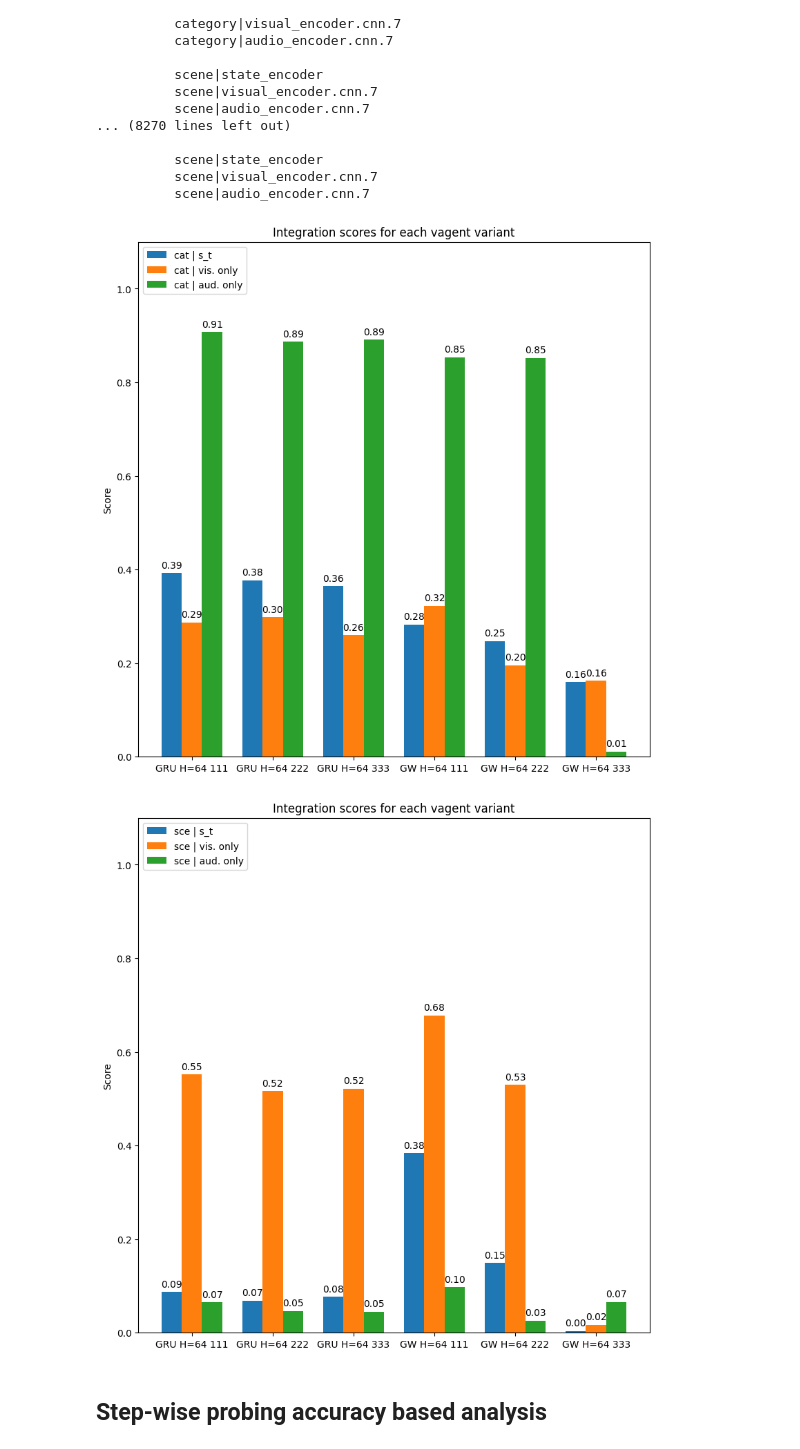
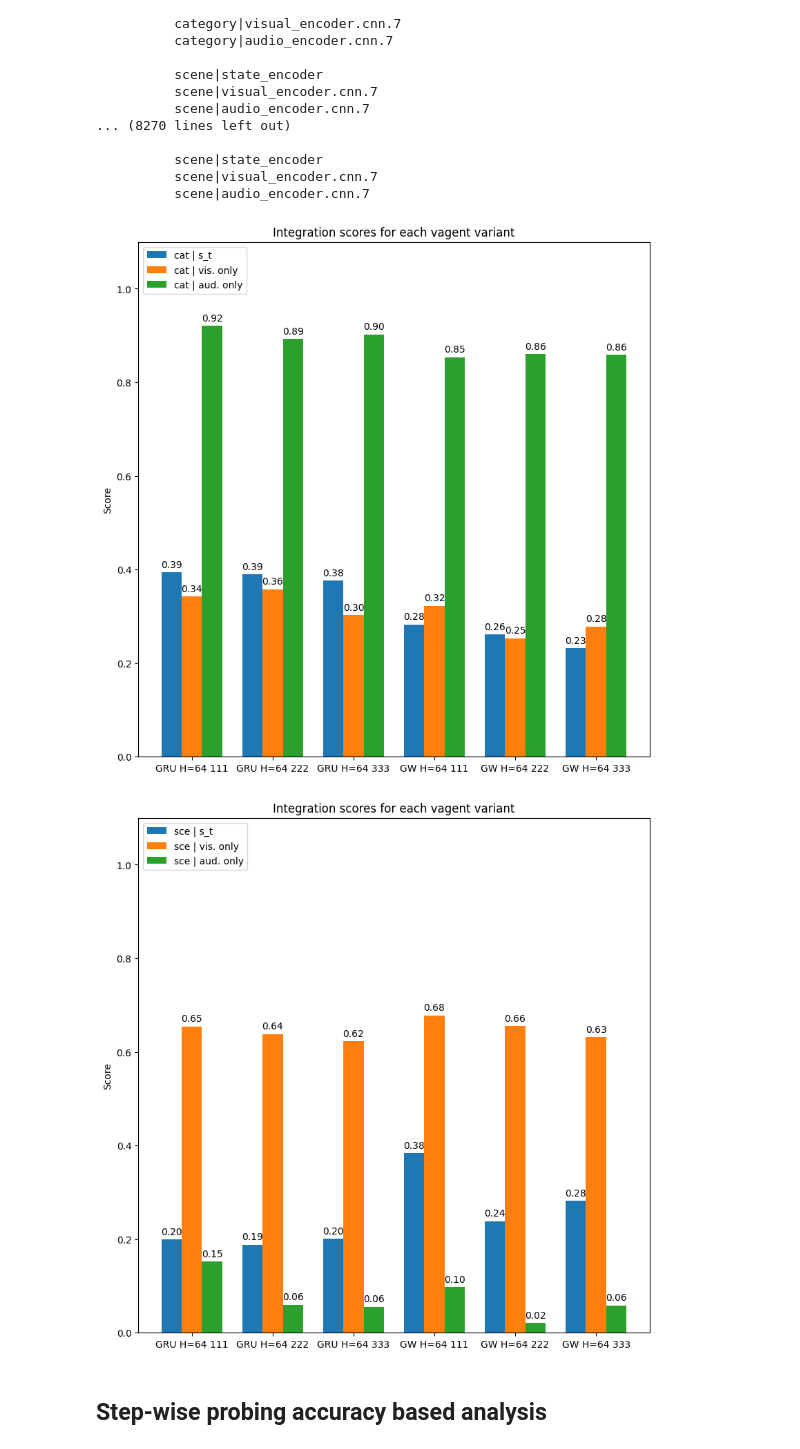
Before and after one commit to arayabrain/multimodal-global-workspace-agent, a Jupyter notebook: ppo/SAVI_v3_Analysis.ipynb, the cells around one changed output. Cells and saved outputs as stored; diff of their text form; code cells hidden in the pictures.

Commit message:
Updated analysis notebook to handle probing accuracies averaged across runs for each agent groups

```diff
--- a/ppo/SAVI_v3_Analysis.ipynb
+++ b/ppo/SAVI_v3_Analysis.ipynb
@@ -535,7 +535,6 @@ MODEL_VARIANTS_TO_STATEDICT_PATH = {
         "state_dict_path": "/home/rousslan/random/rl/exp-logs/ss-hab-bc/"
             "ppo_bc__savi_ss1_rgb_spectro__gruv3__gw_detach__grulynrm__entcoef_0.2__no_cew__h_64_seed_111__2023_11_21_11_36_07_475470.musashi"
             "/models/ppo_agent.19995001.ckpt.pth",
-        # TODO: use appropriate probe weights
         "probe_path": "/home/rousslan/random/rl/exp-logs/ss-hab-bc-probing/"
             "ppo_bc__savi_ss1_rgb_spectro__gruv3__gw_detach__usenull__grulynrm__entcoef_0.2__no_cew__h_64__n_mb_50__prb_dpth_2_seed_111__2023_11_28_21_29_13_422179.musashi"
     },
@@ -545,7 +544,6 @@ MODEL_VARIANTS_TO_STATEDICT_PATH = {
         "state_dict_path": "/home/rousslan/random/rl/exp-logs/ss-hab-bc/"
             "ppo_bc__savi_ss1_rgb_spectro__gruv3__gw_detach__grulynrm__entcoef_0.2__no_cew__h_64_seed_222__2023_11_21_11_36_02_145955.musashi"
             "/models/ppo_agent.19995001.ckpt.pth",
-        # TODO: use appropriate probe weights
         "probe_path": "/home/rousslan/random/rl/exp-logs/ss-hab-bc-probing/"
             "ppo_bc__savi_ss1_rgb_spectro__gruv3__gw_detach__usenull__grulynrm__entcoef_0.2__no_cew__h_64__n_mb_50__prb_dpth_2_seed_111__2023_11_28_21_29_13_422617.musashi"
     },
@@ -555,7 +553,6 @@ MODEL_VARIANTS_TO_STATEDICT_PATH = {
         "state_dict_path": "/home/rousslan/random/rl/exp-logs/ss-hab-bc/"
             "ppo_bc__savi_ss1_rgb_spectro__gruv3__gw_detach__grulynrm__entcoef_0.2__no_cew__h_64_seed_333__2023_11_21_11_36_30_471112.musashi"
             "/models/ppo_agent.19995001.ckpt.pth",
-        # TODO: use appropriate probe weights
         "probe_path": "/home/rousslan/random/rl/exp-logs/ss-hab-bc-probing/"
             "ppo_bc__savi_ss1_rgb_spectro__gruv3__gw_detach__usenull__grulynrm__entcoef_0.2__no_cew__h_64__n_mb_50__prb_dpth_2_seed_111__2023_11_28_21_29_13_453772.musashi"
     },
@@ -609,10 +606,9 @@ MODEL_VARIANTS_TO_STATEDICT_PATH = {
         "pretty_name": "[SAVi BC] PPO GWTv3 GW Detached; Use Null; LyNrm; H=64 | RGB Spectro | Seed 333",
         "state_dict_path": "/home/rousslan/random/rl/exp-logs/ss-hab-bc/"
             "ppo_bc__savi_ss1_rgb_spectro__gwtv3__gw_detach__usenull__grulynrm__entcoef_0.2__no_cew__h_64_seed_333__2023_11_24_17_56_11_808231.conan"
-            "/models/ppo_agent.12015001.ckpt.pth", # TODO: update with finished training probe
-            # "/models/ppo_agent.19995001.ckpt.pth",
+            "/models/ppo_agent.19995001.ckpt.pth",
         "probe_path": "/home/rousslan/random/rl/exp-logs/ss-hab-bc-probing/"
-            "ppo_bc__savi_ss1_rgb_spectro__gwtv3__gw_detach__usenull__grulynrm__entcoef_0.2__no_cew__h_64__n_mb_50__prb_dpth_2_seed_111__2023_11_28_16_29_39_035921.conan"
+            "ppo_bc__savi_ss1_rgb_spectro__gwtv3__gw_detach__usenull__grulynrm__entcoef_0.2__no_cew__h_64__n_mb_50__prb_dpth_2_seed_111__2023_12_01_14_44_03_693824.conan"
     },
     # TODO: add the 333 seed here
     # endregion: SAVI BC GWTv3 variants: rec enc gw3 detach; CA uses null
@@ -1303,7 +1294,7 @@ AGENTNAME_TO_PRETTYNAME = {
 # %%
 fig, ax = plt.subplots(1,1, figsize=(8,8), layout="constrained")
 
-probe_stats_means = {
+probe_stats_means__cat = {
     "cat | s_t": [np.mean(
         ALL_TRAJ_PROBING_STATS[agentname]["category"]["state_encoder"]
     ) for agentname in agent_list],
@@ -1317,10 +1308,10 @@ probe_stats_means = {
 
 x = np.arange(len(agent_list))
 # width = 0.25
-width = 1.0 / (len(list(probe_stats_means.keys()))+1)
+width = 1.0 / (len(list(probe_stats_means__cat.keys()))+1)
 multiplier = 0
 
-for attribute, measurement in probe_stats_means.items():
+for attribute, measurement in probe_stats_means__cat.items():
     offset = width * multiplier
     rects = ax.bar(x + offset, measurement, width, label=attribute)
     ax.bar_label(rects, padding=3, fmt="%.2f")
@@ -1330,48 +1321,48 @@ for attribute, measurement in probe_stats_means.items():
 ax.set_ylabel('Score')
 ax.set_title('Integration scores for each vagent variant')
 ax.set_xticks(x + width, [AGENTNAME_TO_PRETTYNAME[name] for name in agent_list])
-ax.legend(loc='upper left')#, ncol=len(probe_stats_means.keys()))
+ax.legend(loc='upper left')#, ncol=len(probe_stats_means__cat.keys()))
 ax.set_ylim(0, 1.1)
 
 plt.show()
 # %% [output]
-[figure, old version]
+[figure, new version]
 # %%
 fig, ax = plt.subplots(1,1, figsize=(8,8), layout="constrained")
 
-probe_stats_means = {
+probe_stats_means__sce = {
     "sce | s_t": [np.mean(
         ALL_TRAJ_PROBING_STATS[agentname]["scene"]["state_encoder"]
     ) for agentname in agent_list],
 
     # Scene
     "sce | vis. only": [np.mean(ALL_TRAJ_PROBING_STATS[agentname]["scene"]["visual_encoder.cnn.7"])
         for agentname in agent_list],
     "sce | aud. only": [np.mean(ALL_TRAJ_PROBING_STATS[agentname]["scene"]["audio_encoder.cnn.7"])
         for agentname in agent_list],
 }
 
 x = np.arange(len(agent_list))
 # width = 0.25
-width = 1.0 / (len(list(probe_stats_means.keys()))+1)
+width = 1.0 / (len(list(probe_stats_means__sce.keys()))+1)
 multiplier = 0
 
-for attribute, measurement in probe_stats_means.items():
+for attribute, measurement in probe_stats_means__sce.items():
     offset = width * multiplier
     rects = ax.bar(x + offset, measurement, width, label=attribute)
     ax.bar_label(rects, padding=3, fmt="%.2f")
     multiplier +=1
 
 # Add some text for labels, title and custom x-axis tick labels, etc.
 ax.set_ylabel('Score')
 ax.set_title('Integration scores for each vagent variant')
 ax.set_xticks(x + width, [AGENTNAME_TO_PRETTYNAME[name] for name in agent_list])
-ax.legend(loc='upper left')#, ncol=len(probe_stats_means.keys()))
+ax.legend(loc='upper left')#, ncol=len(probe_stats_means__sce.keys()))
 ax.set_ylim(0, 1.1)
 
 plt.show()
 # %% [output]
-[figure, old version]
+[figure, new version]
 # %% [markdown]
 ## Step-wise probing accuracy based analysis
 # %%
```
Also changed, not shown: parts of 12 cells of this notebook.
